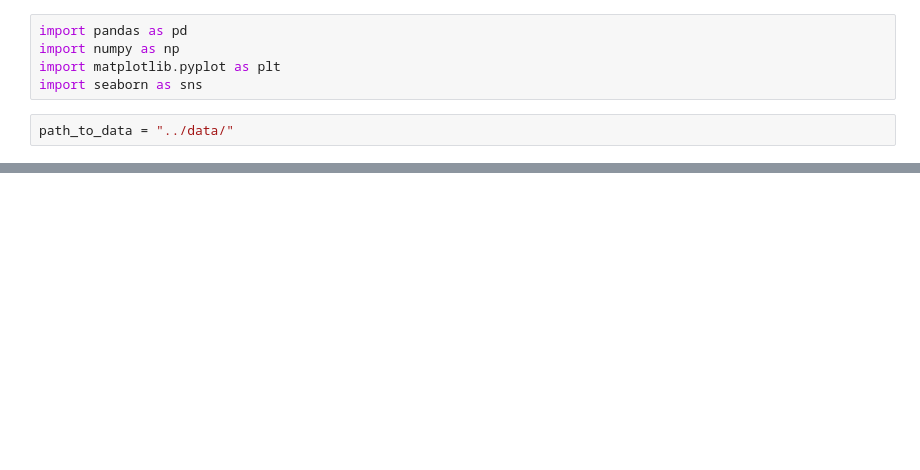
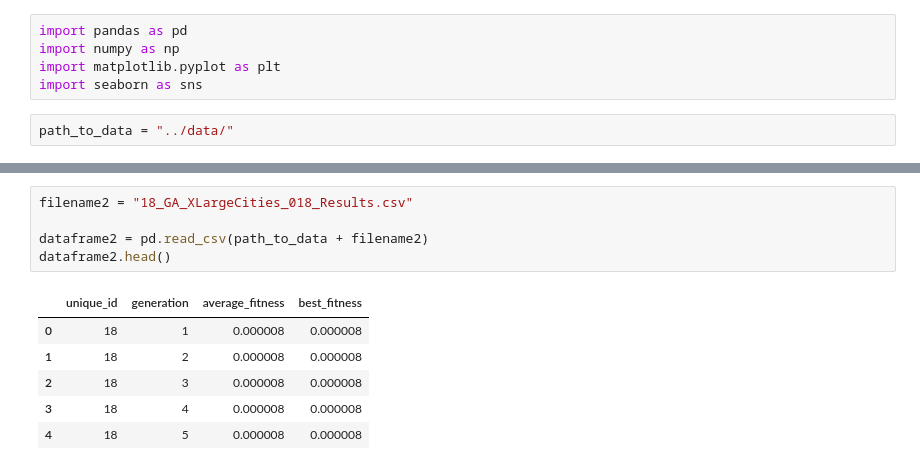
Before and after one commit to m-mathilde34/Traveling-Salesman-Analysis, a Jupyter notebook: notebooks/XLargeCities_analysis.ipynb, the cells around one changed output, grey strips where cells are left out. Saved outputs shown, nothing was run; the diff lists cells and outputs as text; blank space fills up the shorter version.

```diff
--- a/notebooks/XLargeCities_analysis.ipynb
+++ b/notebooks/XLargeCities_analysis.ipynb
@@ -12,0 +20,12 @@ dataframe.head()
+# %%
+filename2 = "18_GA_XLargeCities_018_Results.csv"
+
+dataframe2 = pd.read_csv(path_to_data + filename2)
+dataframe2.head()
+# %% [output]
+|  | unique_id | generation | average_fitness | best_fitness |
+| 0 | 18 | 1 | 0.000008 | 0.000008 |
+| 1 | 18 | 2 | 0.000008 | 0.000008 |
+| 2 | 18 | 3 | 0.000008 | 0.000008 |
+| 3 | 18 | 4 | 0.000008 | 0.000008 |
+| 4 | 18 | 5 | 0.000008 | 0.000008 |
```
Also changed, not shown: parts of 6 cells of this notebook, 6 other files.
